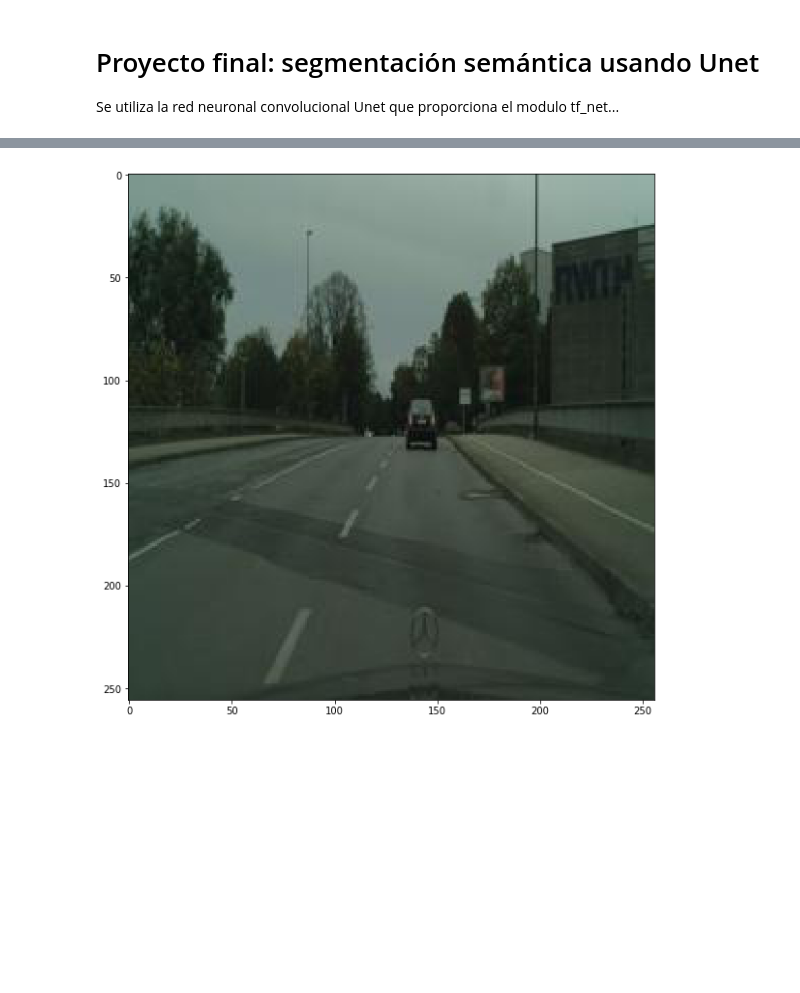
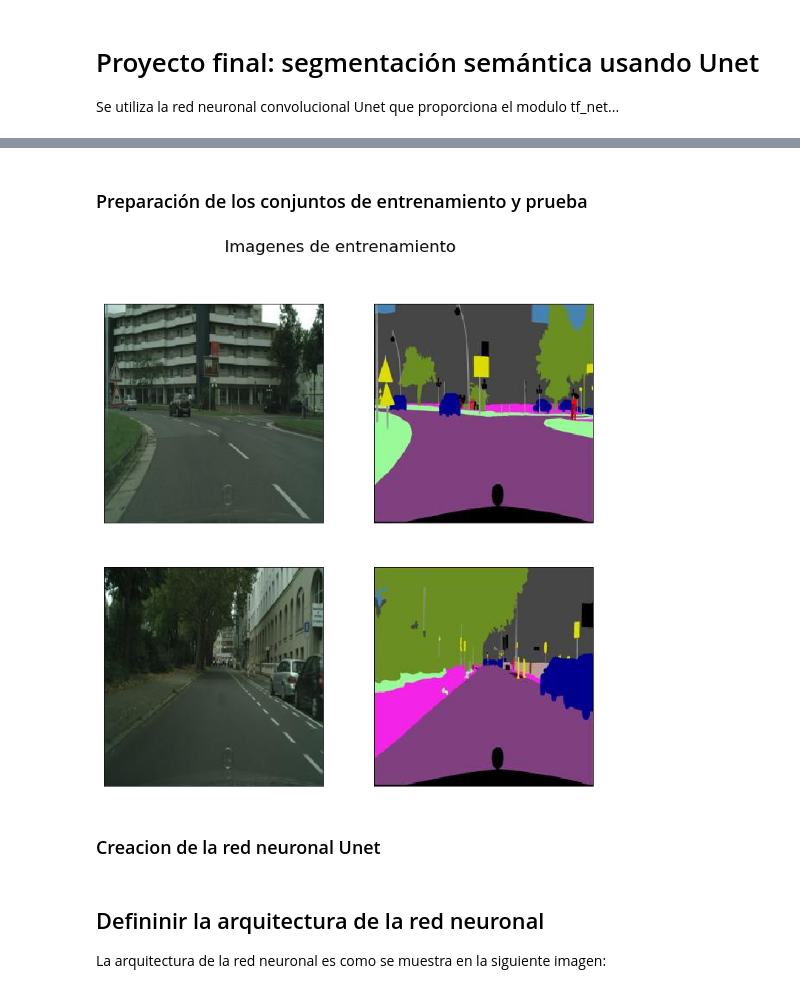
Before and after one commit to sjukdom/reconocimiento-de-patrones, a Jupyter notebook: Proyecto-1/Proyecto_1.ipynb, the cells around one changed output, grey strips where cells are left out. Cells and saved outputs as stored; diff of their text form; code cells hidden in the pictures; blank space fills up the shorter version.

```diff
--- a/Proyecto-1/Proyecto_1.ipynb
+++ b/Proyecto-1/Proyecto_1.ipynb
@@ -9,3 +13,5 @@ import matplotlib.pyplot as plt
+# %% [markdown]
+### Preparación de los conjuntos de entrenamiento y prueba
 # %%
 training_data = []
 test_data = []
@@ -24,14 +30,21 @@ for i in range(len_test):
     test_data.append(im)
 # %%
 img_dim = 256
-x_training = [training_data[i][:,:img_dim] for i in range(len_training)]
-y_training = [training_data[i][:,img_dim:] for i in range(len_test)]
+x_training = np.array([training_data[i][:,:img_dim] for i in range(len_training)])
+y_training = np.array([training_data[i][:,img_dim:] for i in range(len_training)])
 
-#x_training = training_data[0][:,:256]
-#y_training = training_data[0][:,256:]
+x_test = np.array([test_data[i][:,:img_dim] for i in range(len_test)])
+y_test = np.array([test_data[i][:,img_dim:] for i in range(len_test)])
-# %%
-plt.figure(figsize=(10,10))
-plt.imshow(x_training[56])
-plt.show()
-# %% [output]
-[figure, removed]
+# %%
+plt.figure(figsize=(12, 12)).suptitle('Imagenes de entrenamiento', fontsize=22)
+for i in range(4):
+    plt.subplot(2,2,i+1)
+    if (i+1)%2!=0:
+        plt.imshow(x_training[i])
+    else:
+        plt.imshow(y_training[i-1])
+    plt.xticks([])
+    plt.yticks([])
+plt.show()
+# %% [output]
+[figure, added]
@@ -37,0 +53,2 @@ plt.show()
+# %% [markdown]
+### Creacion de la red neuronal Unet
@@ -37,0 +65,3 @@ plt.show()
+# %% [markdown]
+## Defininir la arquitectura de la red neuronal
+La arquitectura de la red neuronal es como se muestra en la siguiente imagen:
```
Also changed, not shown: parts of 9 cells of this notebook, 1 other file.
